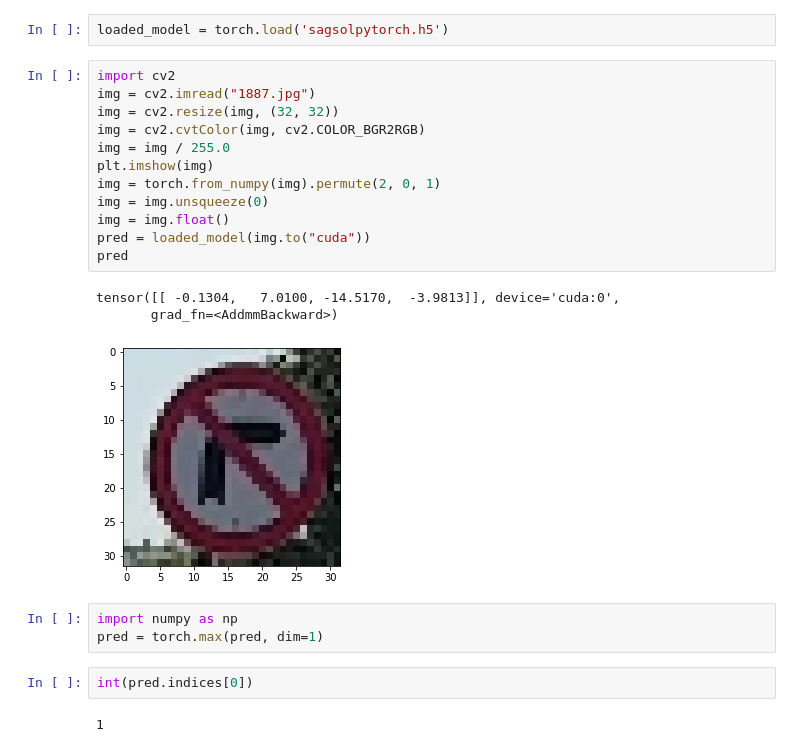
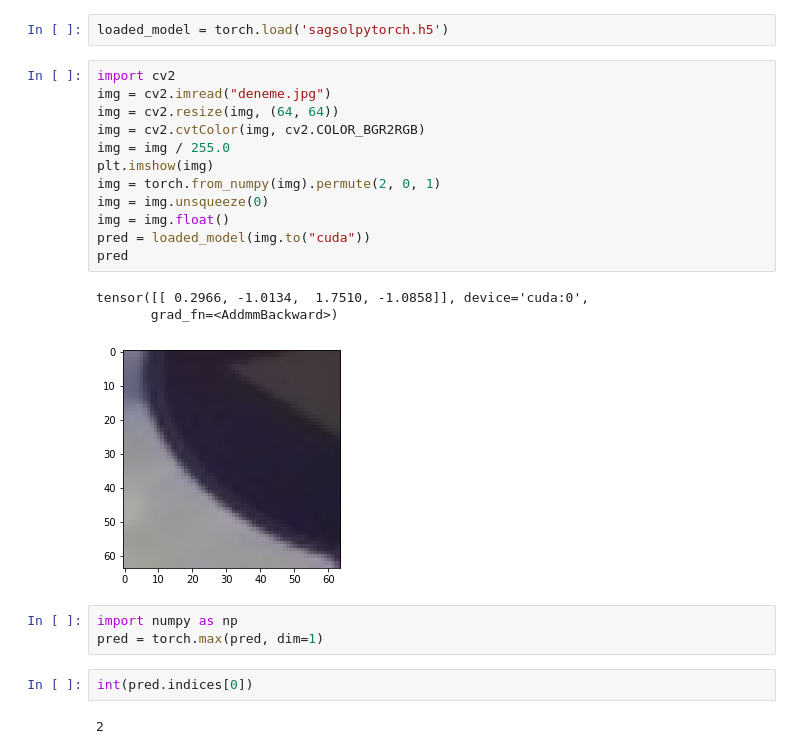
Before and after one commit to Alparslan-Tamer/Multi-Class-Classification, a Jupyter notebook: pytorch-code.ipynb, the cells around one changed output. Saved outputs shown, nothing was run; the diff lists cells and outputs as text.

```diff
--- a/pytorch-code.ipynb
+++ b/pytorch-code.ipynb
@@ -305,24 +292,24 @@ torch.save(model,'sagsolpytorch.h5')
 loaded_model = torch.load('sagsolpytorch.h5')
 # %%
 import cv2
-img = cv2.imread("1887.jpg")
-img = cv2.resize(img, (32, 32))
+img = cv2.imread("deneme.jpg")
+img = cv2.resize(img, (64, 64))
 img = cv2.cvtColor(img, cv2.COLOR_BGR2RGB)
 img = img / 255.0
 plt.imshow(img)
 img = torch.from_numpy(img).permute(2, 0, 1)
 img = img.unsqueeze(0)
 img = img.float()
 pred = loaded_model(img.to("cuda"))
 pred
 # %% [output]
-tensor([[ -0.1304,   7.0100, -14.5170,  -3.9813]], device='cuda:0',
+tensor([[ 0.2966, -1.0134,  1.7510, -1.0858]], device='cuda:0',
        grad_fn=<AddmmBackward>)
-[figure, old version]
+[figure, new version]
 # %%
 import numpy as np
 pred = torch.max(pred, dim=1)
 # %%
 int(pred.indices[0])
 # %% [output]
-1
+2
```
Also changed, not shown: parts of 13 cells of this notebook, 6 other files.
